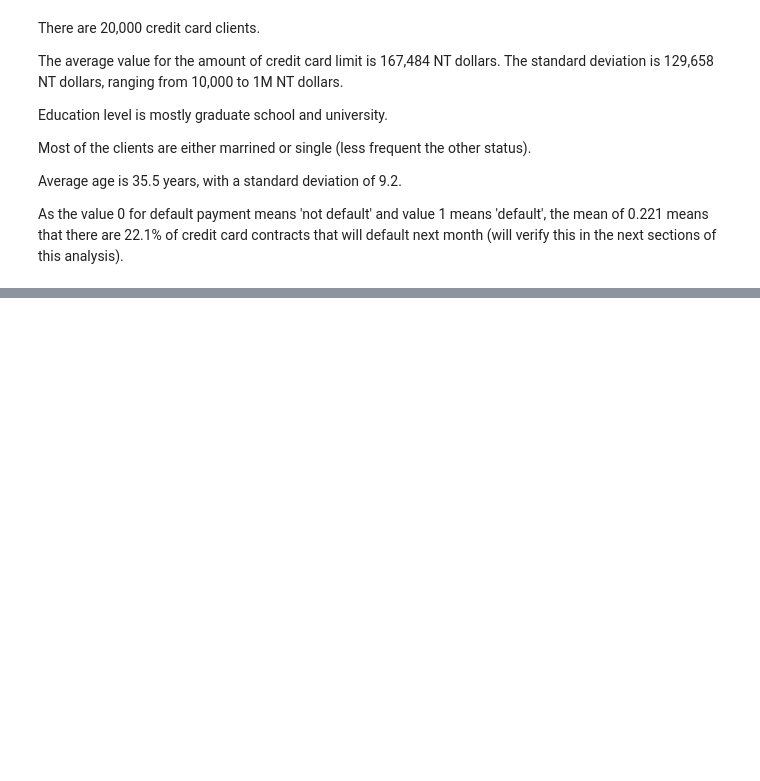
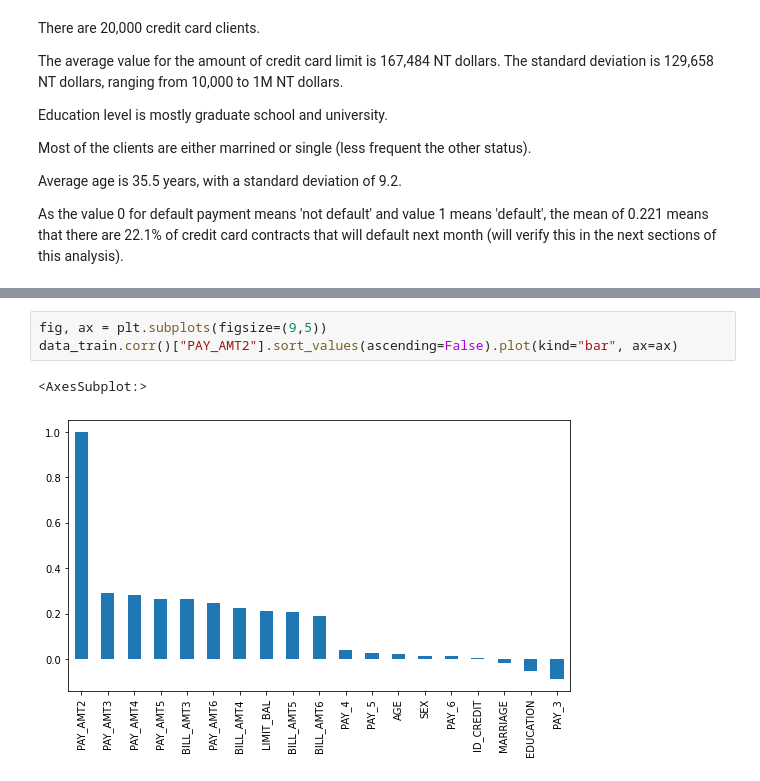
Before and after one commit to alexwems1/Credit-card-status-payment, a Jupyter notebook: Customer status payment prediction .ipynb, the cells around one changed output, grey strips where cells are left out. Drawn from its saved outputs; the diff is of its cells as text; blank space fills up the shorter version.

```diff
--- a/Customer status payment prediction .ipynb
+++ b/Customer status payment prediction .ipynb
@@ -236,0 +291,6 @@ for i in con_col:
+# %%
+fig, ax = plt.subplots(figsize=(9,5))
+data_train.corr()["PAY_AMT2"].sort_values(ascending=False).plot(kind="bar", ax=ax)
+# %% [output]
+<AxesSubplot:>
+[figure, added]
```
Also changed, not shown: parts of 10 cells of this notebook.
